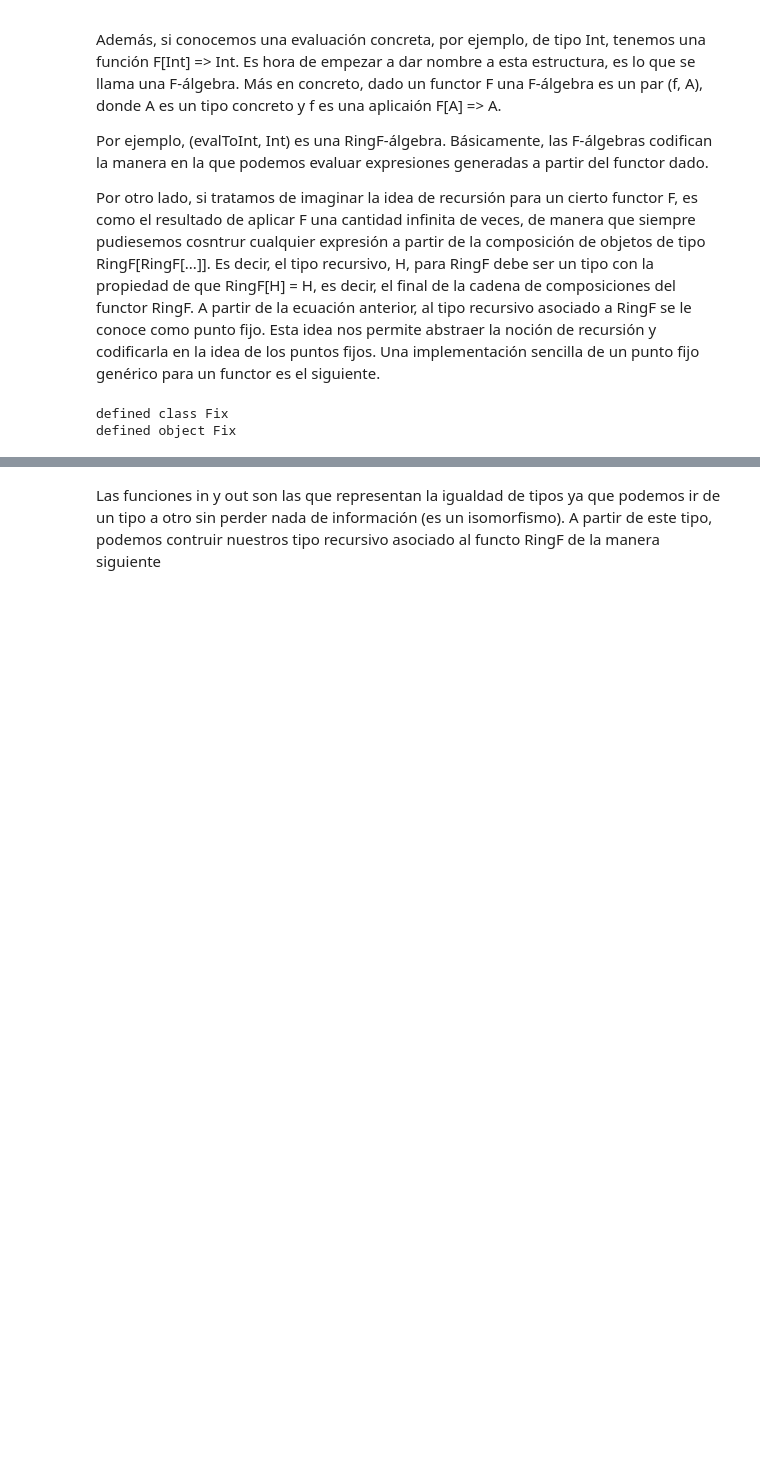
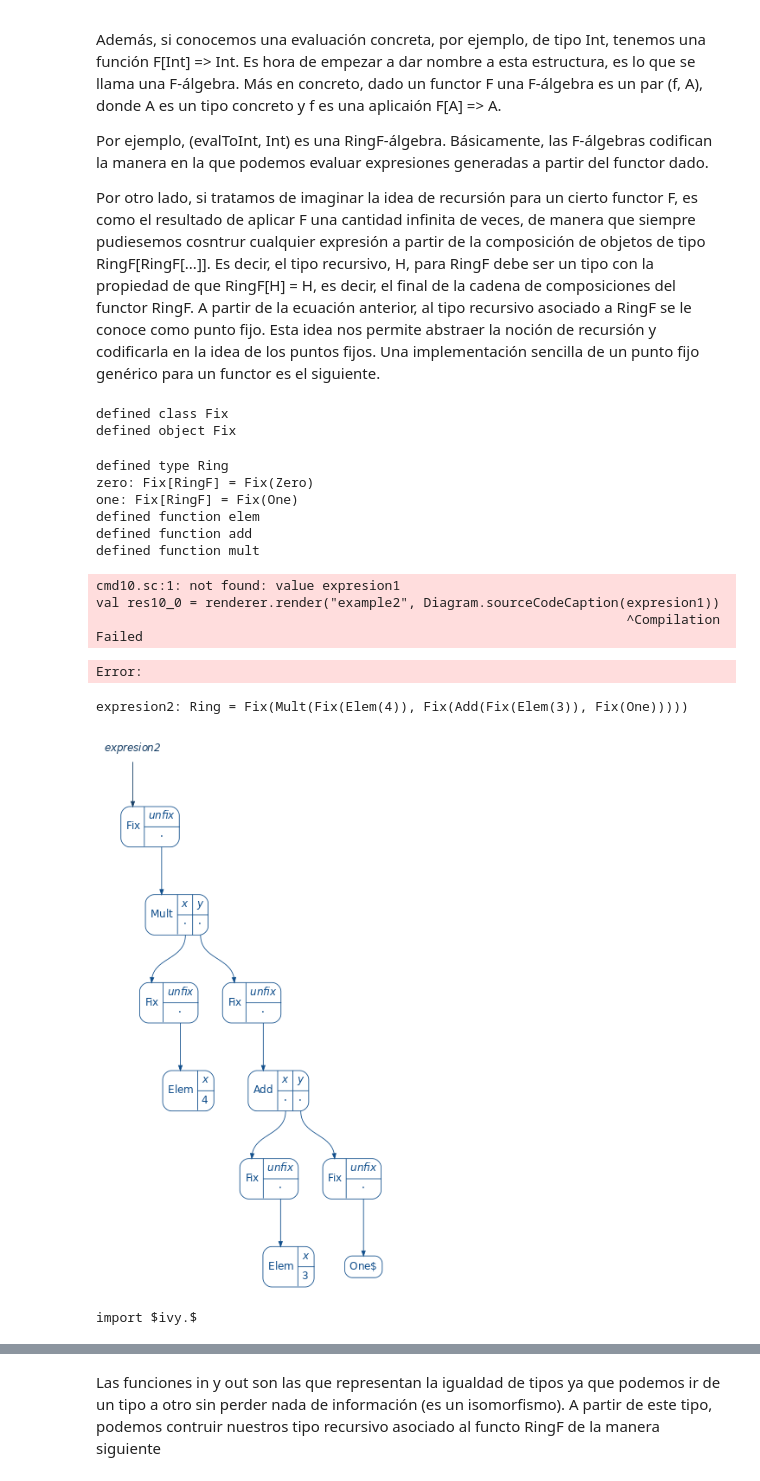
Before and after one commit to spartanmayo/recursionschemes-1, a Jupyter notebook: FixPoint2.ipynb, the cells around one changed output, grey strips where cells are left out. Saved outputs shown, nothing was run; the diff lists cells and outputs as text; code cells hidden in the pictures; blank space fills up the shorter version.

```diff
--- a/FixPoint2.ipynb
+++ b/FixPoint2.ipynb
@@ -370,3 +404,52 @@ object Fix {
 # %% [output]
 defined class Fix
 defined object Fix
+# %%
+type Ring = Fix[RingF]
+val zero = Fix[RingF](Zero)
+val one =  Fix[RingF](One)
+def elem: Int  => Ring = x => Fix[RingF](Elem(x))
+def add: (Ring, Ring) => Ring = (x, y) =>  Fix[RingF](Add(x, y))
+def mult: (Ring, Ring) => Ring = (x, y) =>  Fix[RingF](Mult(x, y))
+# %% [output]
+defined type Ring
+zero: Fix[RingF] = Fix(Zero)
+one: Fix[RingF] = Fix(One)
+defined function elem
+defined function add
+defined function mult
+# %%
+renderer.render("example2", Diagram.sourceCodeCaption(expresion1))
+Image.fromFile("example2.png")
+# %% [output]
+cmd10.sc:1: not found: value expresion1
+val res10_0 = renderer.render("example2", Diagram.sourceCodeCaption(expresion1))
+                                                                    ^Compilation Failed
+Error:
+# %%
+val expresion2 = mult(elem(4), add(elem(3), one))
+# %% [output]
+expresion2: Ring = Fix(Mult(Fix(Elem(4)), Fix(Add(Fix(Elem(3)), Fix(One)))))
+# %%
+
+
+import $ivy.`io.github.stanch::reftree:1.3.0`
+
+{{
+  import reftree.render._, reftree.diagram._
+  import reftree.contrib.SimplifiedInstances.string
+  val renderer = Renderer(renderingOptions = RenderingOptions(density = 60))
+
+  case class Person(name: String, age: Int)
+  val people = List(
+    Person("Alice", 29),
+    Person("Bob", 23),
+    Person("Charlie", 34)
+  )
+
+  renderer.render("example1", Diagram.sourceCodeCaption(expresion2))
+}}
+Image.fromFile("example1.png")
+# %% [output]
+[figure, added]
+import $ivy.$
```
Also changed, not shown: parts of 12 cells of this notebook, 3 other files.
